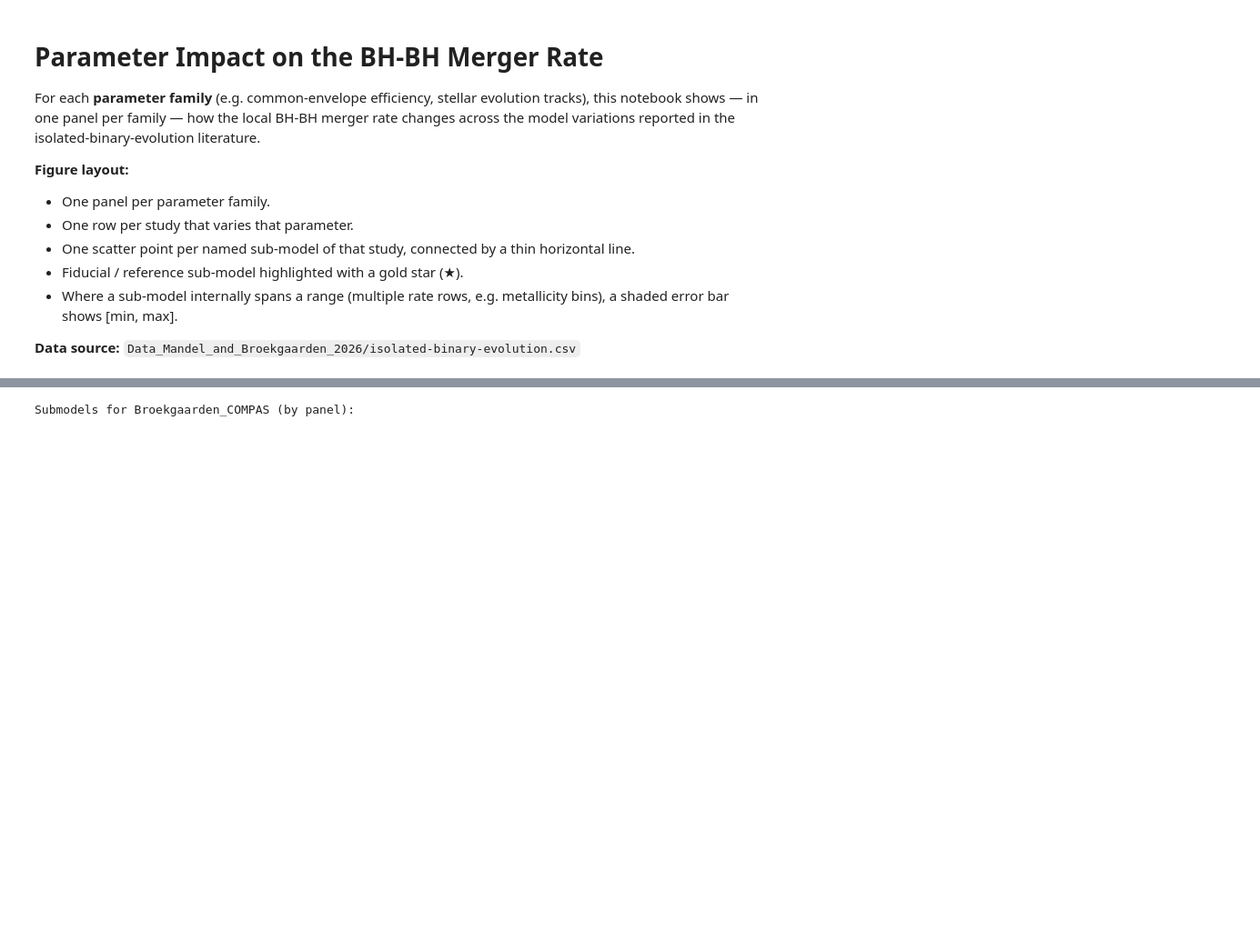
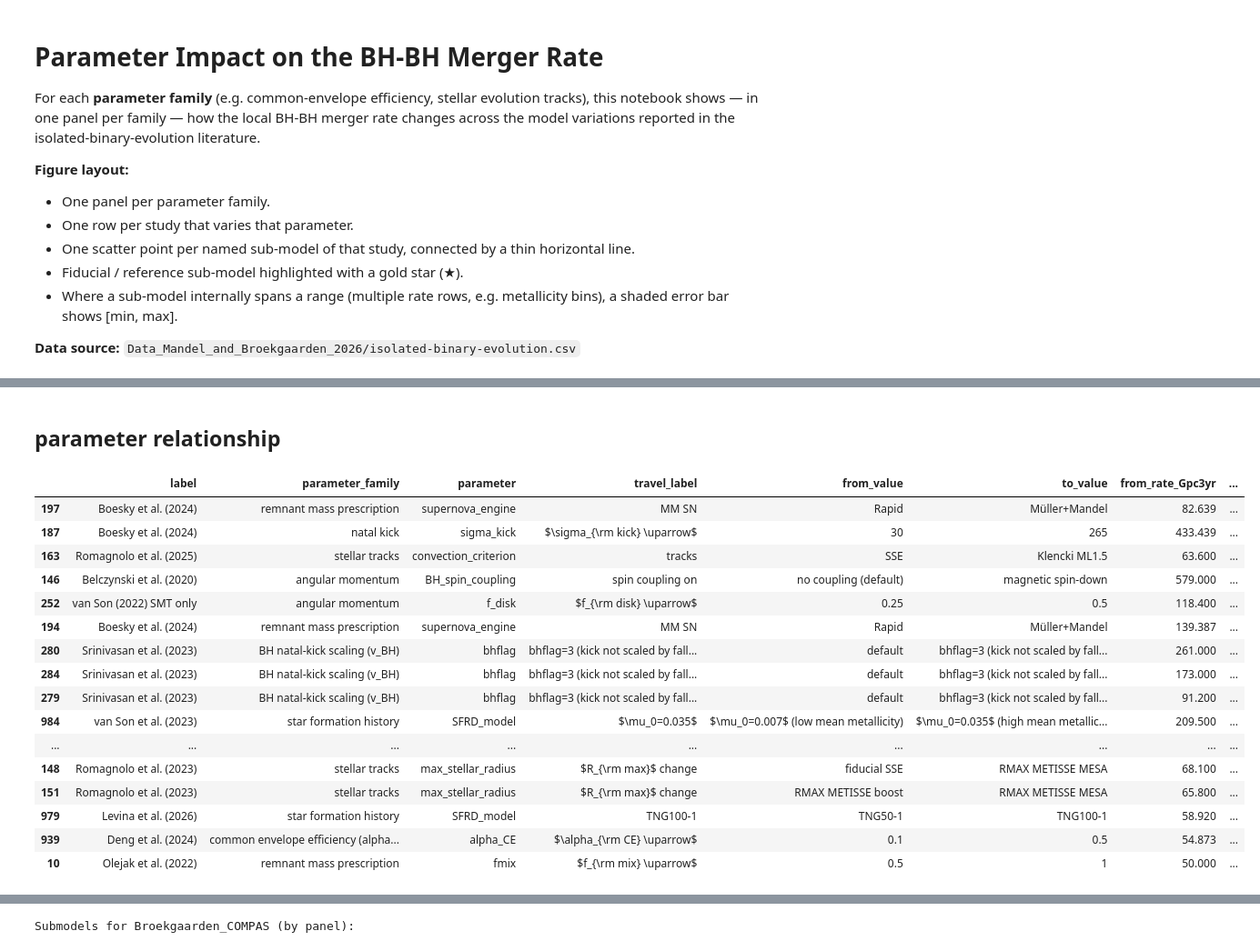
Before and after one commit to FloorBroekgaarden/Rates_of_Compact_Object_Coalescence, a Jupyter notebook: plottingCode_v2/parameter_impact_rate.ipynb, the cells around one changed output, grey strips where cells are left out. Shown at 91% size. Drawn from its saved outputs; the diff is of its cells as text; code cells hidden in the pictures; blank space fills up the shorter version.

Commit message:
update rate plots and figures

```diff
--- a/plottingCode_v2/parameter_impact_rate.ipynb
+++ b/plottingCode_v2/parameter_impact_rate.ipynb
@@ -222,0 +538,63 @@ Panels and studies:
+# %% [markdown]
+## parameter relationship
+# %%
+
+
+# Keep rows with both rates known
+df = rels.copy()
+
+df["from_rate_Gpc3yr"] = pd.to_numeric(df["from_rate_Gpc3yr"], errors="coerce")
+df["to_rate_Gpc3yr"] = pd.to_numeric(df["to_rate_Gpc3yr"], errors="coerce")
+
+df = df.dropna(subset=["from_rate_Gpc3yr", "to_rate_Gpc3yr"])
+
+LIMIT = 49.4
+
+successful = df[
+    (df["from_rate_Gpc3yr"] > LIMIT) &
+    (df["to_rate_Gpc3yr"] < LIMIT)
+].copy()
+
+successful["rate_reduction_factor"] = (
+    successful["from_rate_Gpc3yr"] /
+    successful["to_rate_Gpc3yr"]
+)
+
+successful = successful.sort_values(
+    "rate_reduction_factor",
+    ascending=False
+)
+
+display(
+    successful[
+        [
+            "label",
+            "parameter_family",
+            "parameter",
+            "travel_label",
+            "from_value",
+            "to_value",
+            "from_rate_Gpc3yr",
+            "to_rate_Gpc3yr",
+            "rate_reduction_factor",
+        ]
+    ]
+)
+# %% [output]
+|  | label | parameter_family | parameter | travel_label | from_value | to_value | from_rate_Gpc3yr | ... |
+| 197 | Boesky et al. (2024) | remnant mass prescription | supernova_engine | MM SN | Rapid | Müller+Mandel | 82.639 | ... |
+| 187 | Boesky et al. (2024) | natal kick | sigma_kick | $\sigma_{\rm kick} \uparrow$ | 30 | 265 | 433.439 | ... |
+| 163 | Romagnolo et al. (2025) | stellar tracks | convection_criterion | tracks | SSE | Klencki ML1.5 | 63.600 | ... |
+| 146 | Belczynski et al. (2020) | angular momentum | BH_spin_coupling | spin coupling on | no coupling (default) | magnetic spin-down | 579.000 | ... |
+| 252 | van Son (2022) SMT only | angular momentum | f_disk | $f_{\rm disk} \uparrow$ | 0.25 | 0.5 | 118.400 | ... |
+| 194 | Boesky et al. (2024) | remnant mass prescription | supernova_engine | MM SN | Rapid | Müller+Mandel | 139.387 | ... |
+| 280 | Srinivasan et al. (2023) | BH natal-kick scaling (v_BH) | bhflag | bhflag=3 (kick not scaled by fall... | default | bhflag=3 (kick not scaled by fall... | 261.000 | ... |
+| 284 | Srinivasan et al. (2023) | BH natal-kick scaling (v_BH) | bhflag | bhflag=3 (kick not scaled by fall... | default | bhflag=3 (kick not scaled by fall... | 173.000 | ... |
+| 279 | Srinivasan et al. (2023) | BH natal-kick scaling (v_BH) | bhflag | bhflag=3 (kick not scaled by fall... | default | bhflag=3 (kick not scaled by fall... | 91.200 | ... |
+| 984 | van Son et al. (2023) | star formation history | SFRD_model | $\mu_0=0.035$ | $\mu_0=0.007$ (low mean metallicity) | $\mu_0=0.035$ (high mean metallic... | 209.500 | ... |
+| ... | ... | ... | ... | ... | ... | ... | ... | ... |
+| 148 | Romagnolo et al. (2023) | stellar tracks | max_stellar_radius | $R_{\rm max}$ change | fiducial SSE | RMAX METISSE MESA | 68.100 | ... |
+| 151 | Romagnolo et al. (2023) | stellar tracks | max_stellar_radius | $R_{\rm max}$ change | RMAX METISSE boost | RMAX METISSE MESA | 65.800 | ... |
+| 979 | Levina et al. (2026) | star formation history | SFRD_model | TNG100-1 | TNG50-1 | TNG100-1 | 58.920 | ... |
+| 939 | Deng et al. (2024) | common envelope efficiency (alpha... | alpha_CE | $\alpha_{\rm CE} \uparrow$ | 0.1 | 0.5 | 54.873 | ... |
+| 10 | Olejak et al. (2022) | remnant mass prescription | fmix | $f_{\rm mix} \uparrow$ | 0.5 | 1 | 50.000 | ... |
```
Also changed, not shown: parts of 14 cells of this notebook, 13 other files.
